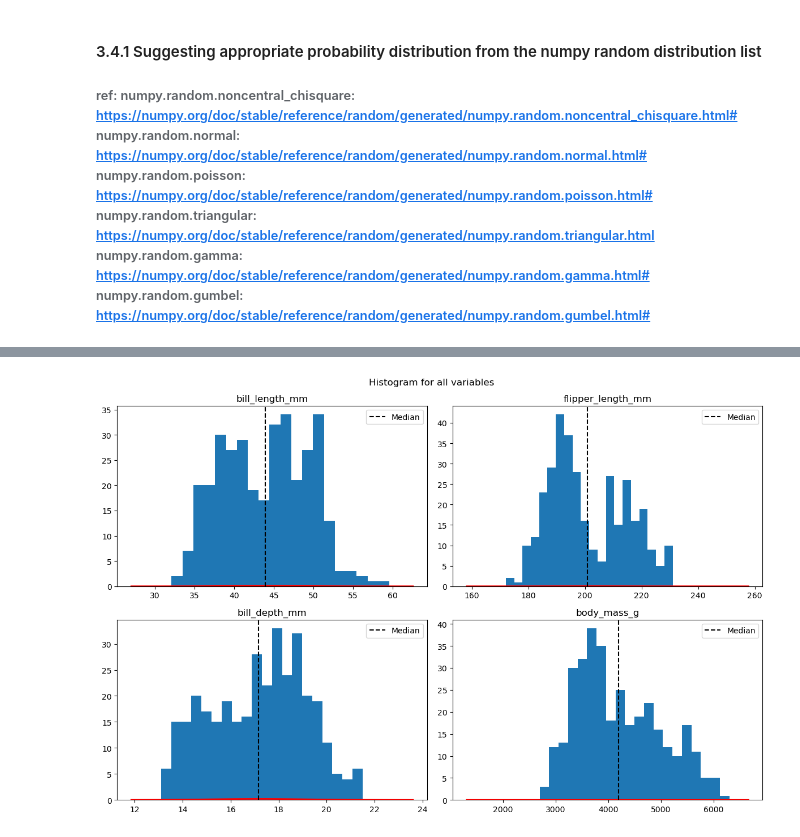
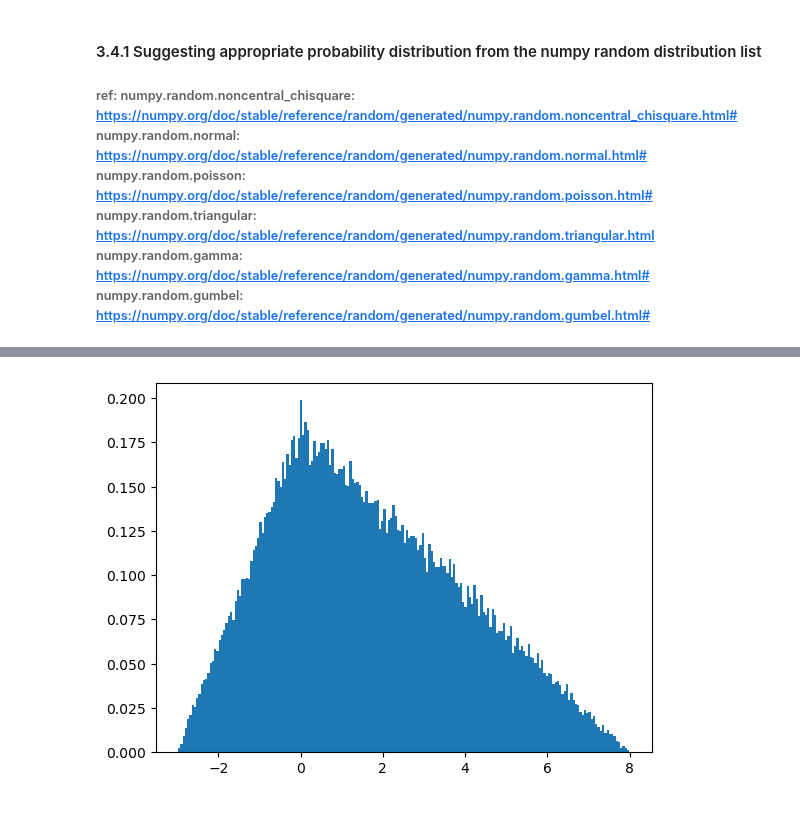
Before and after one commit to noyo0/Fundamentals_DataAnalysis, a Jupyter notebook: tasks.ipynb, the cells around one changed output, grey strips where cells are left out. Saved outputs shown, nothing was run; the diff lists cells and outputs as text; code cells hidden in the pictures.

```diff
--- a/tasks.ipynb
+++ b/tasks.ipynb
@@ -467,45 +505,6 @@ normd(mean,std)
-# %%
-# Normal Distribution combined with penguins data
-
-c=['bill_length_mm', 'bill_depth_mm', 'flipper_length_mm', 'body_mass_g']
-
-#set up plot for 4 hist charts
-fig, axs = plt.subplots(2,2, figsize=(12,8))
-fig.suptitle('Histogram for all variables ',fontsize=12)
-rows=[0,1,0,1] #coordinates for the 4 charts
-cols=[0,0,1,1]
-
-# create combined function
-def normdist(i,mu,sigma):
-
-# Penguin histograms
-      axs[rows[i],cols[i]].hist(df[c[i]],bins=20)
-#NumPy library example to draw Normal distribution
-      s = np.random.normal(mu, sigma, 1000)
-#Verify the mean and the variance:
-      abs(mu - np.mean(s))
-      abs(sigma - np.std(s, ddof=1))
-#Display the histogram of the samples, along with the probability density function:
-      #(set aplha transparency of bins to 0 so only the line visible)
-      count, bins, ignored = axs[rows[i],cols[i]].hist(s, 30, density=True, alpha=0)
-
-      axs[rows[i],cols[i]].plot(bins, 1/(sigma * np.sqrt(2 * np.pi)) *
-               np.exp( - (bins - mu)**2 / (2 * sigma**2) ),
-         linewidth=2, color='r')
-
-      #labels + median
-      axs[rows[i],cols[i]].set_title(c[i])
-      axs[rows[i],cols[i]].axvline(mean, color="black", ls="--", label="Median")
-      axs[rows[i],cols[i]].legend()
-
-
-#loop through numeric columns and draw histograms
-for i in range(4):
-      mean = df[c[i]].mean()
-      std = df[c[i]].std()
-      normdist(i,mean,std)
-
-plt.tight_layout() #keep the text from overlapping
-plt.show()
-# %% [output]
-[figure, removed]
+# %%
+h = plt.hist(np.random.triangular(-3, 0, 8, 100000), bins=200,
+             density=True)
+plt.show()
+# %% [output]
+[figure, added]
```
Also changed, not shown: parts of 8 cells of this notebook, 1 other file.
